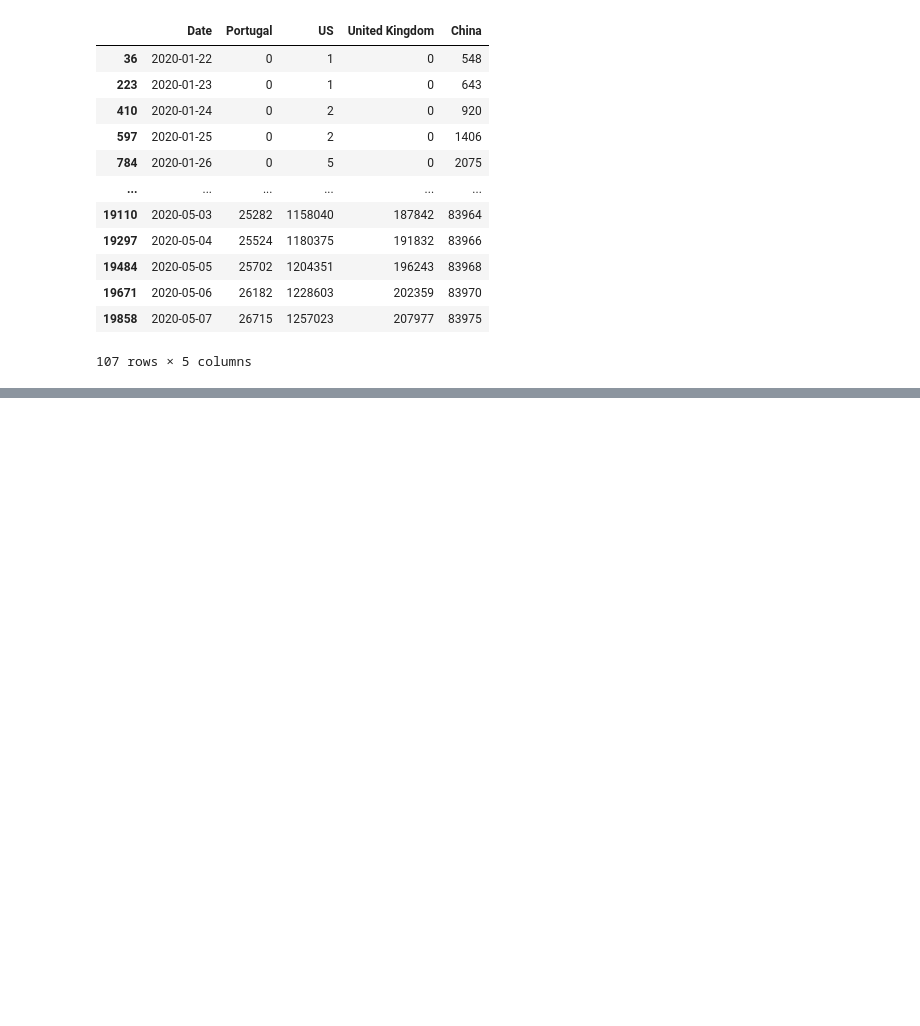
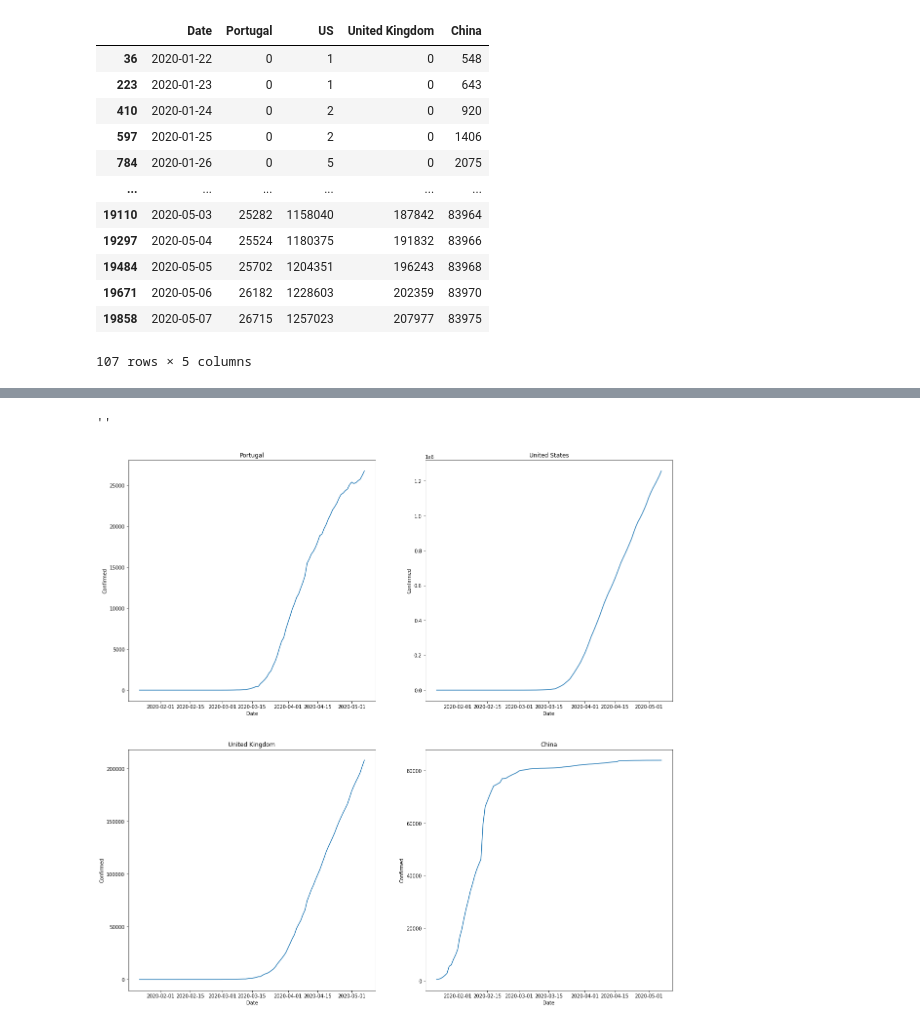
Before and after one commit to diogosmac/covid-forecast-feup-iart, a Jupyter notebook: projects/project2/notes.ipynb, the cells around one changed output, grey strips where cells are left out. Cells and saved outputs as stored; diff of their text form; code cells hidden in the pictures; blank space fills up the shorter version.

```diff
--- a/projects/project2/notes.ipynb
+++ b/projects/project2/notes.ipynb
@@ -255,0 +264,24 @@ ax.set_xticklabels(ax.get_xticklabels(), rotation=45, horizontalalignment='right
+# %%
+# create portugal dataframe
+# already done
+# create US dataframe
+covid_us_dataframe = covid_world_dataframe.loc[covid_world_dataframe['Country/Region'] == 'US']
+# create UK dataframe
+covid_uk_dataframe = covid_world_dataframe.loc[covid_world_dataframe['Country/Region'] == 'United Kingdom']
+# create China dataframe
+covid_china_dataframe = covid_world_dataframe.loc[covid_world_dataframe['Country/Region'] == 'China']
+# %%
+plt.figure(figsize=(20, 20))
+
+plt.subplot(2, 2, 1)
+sb.lineplot(x='Date', y='Confirmed', data=covid_portugal_dataframe).set_title('Portugal')
+plt.subplot(2, 2, 2)
+sb.lineplot(x='Date', y='Confirmed', data=covid_us_dataframe).set_title('United States')
+plt.subplot(2, 2, 3)
+sb.lineplot(x='Date', y='Confirmed', data=covid_uk_dataframe).set_title('United Kingdom')
+plt.subplot(2, 2, 4)
+sb.lineplot(x='Date', y='Confirmed', data=covid_china_dataframe).set_title('China')
+;
+# %% [output]
+''
+[figure, added]
```
Also changed, not shown: parts of 5 cells of this notebook.
